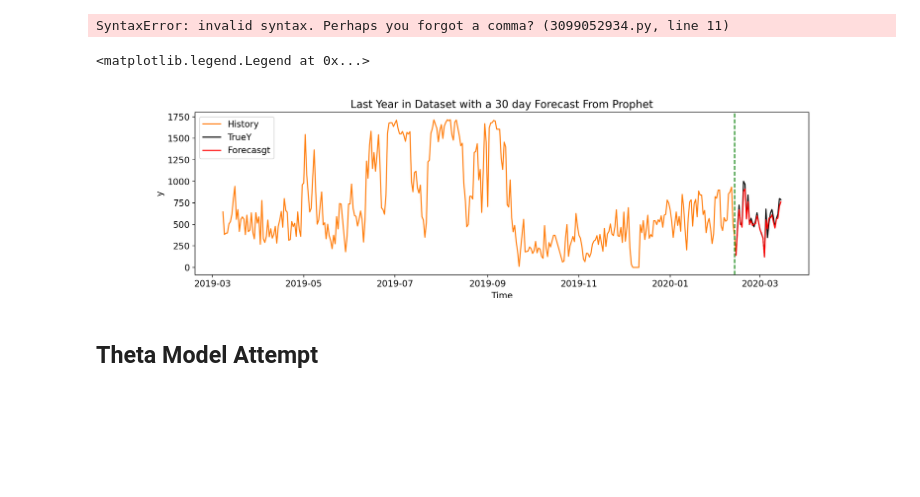
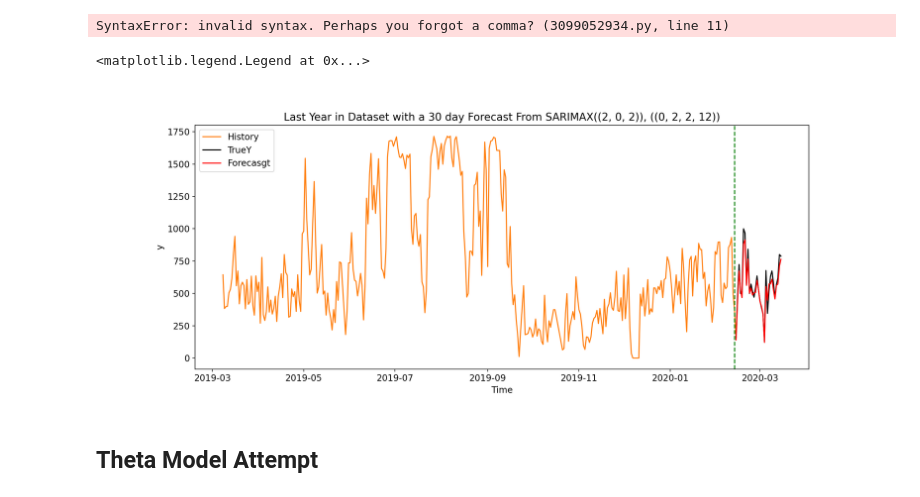
Before and after one commit to eJturkon/timeSeriesFinal, a Jupyter notebook: final_evan.ipynb, the cells around one changed output. Cells and saved outputs as stored; diff of their text form; code cells hidden in the pictures; blank space fills up the shorter version.

Commit message:
good SARIMAX and prophet models included

```diff
--- a/final_evan.ipynb
+++ b/final_evan.ipynb
@@ -230,21 +230,22 @@ print(f'SARIMA({best_trend}), ({best_seasonality}) RMSE: {np.sum(mean_squared_er
 SyntaxError: invalid syntax. Perhaps you forgot a comma? (3099052934.py, line 11)
 # %%
 plt.rc('font', size=12)
-fig, ax = plt.subplots(figsize=(15, 4))
+fig, ax = plt.subplots(figsize=(15, 6))
+
 
 ax.plot(df.index[-365:-k+1], df['ActivePower'][-365:-k+1], color='tab:orange', label='History')
 
 ax.plot(df.index[-k:], df['ActivePower'][-k:], color='black', label='TrueY')
 ax.plot(df.index[-k:], forecast, color='red', label='Forecasgt')
 ax.axvline(x=df.index[-k-1:-k], c='green', linestyle='--')
 
 ax.set_xlabel('Time')
 ax.set_ylabel('y')
-plt.title('Last Year in Dataset with a 30 day Forecast From Prophet')
+plt.title(f'Last Year in Dataset with a 30 day Forecast From SARIMAX({best_trend}), ({best_seasonality})')
 plt.legend()
 # %% [output]
 <matplotlib.legend.Legend at 0x...>
-[figure, old version]
+[figure, new version]
 # %% [markdown]
 ## Theta Model Attempt
 # %%
```
